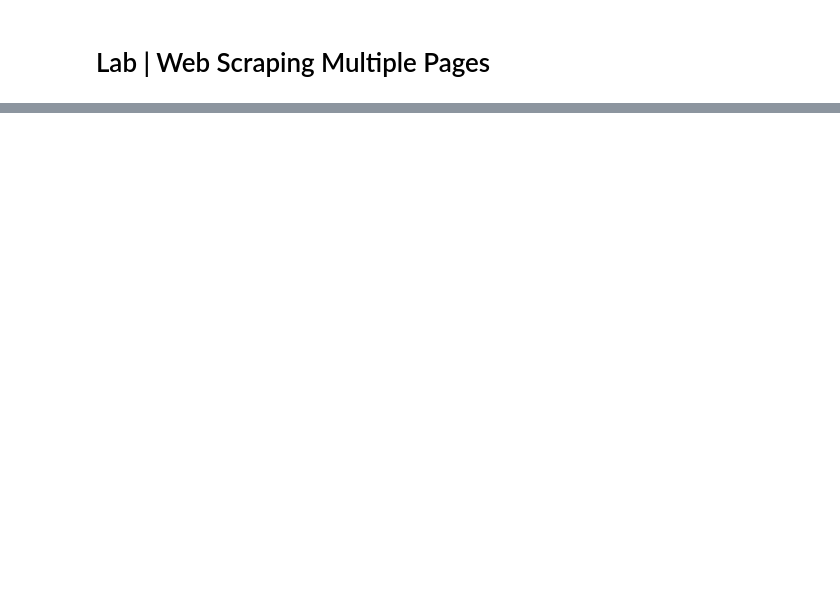
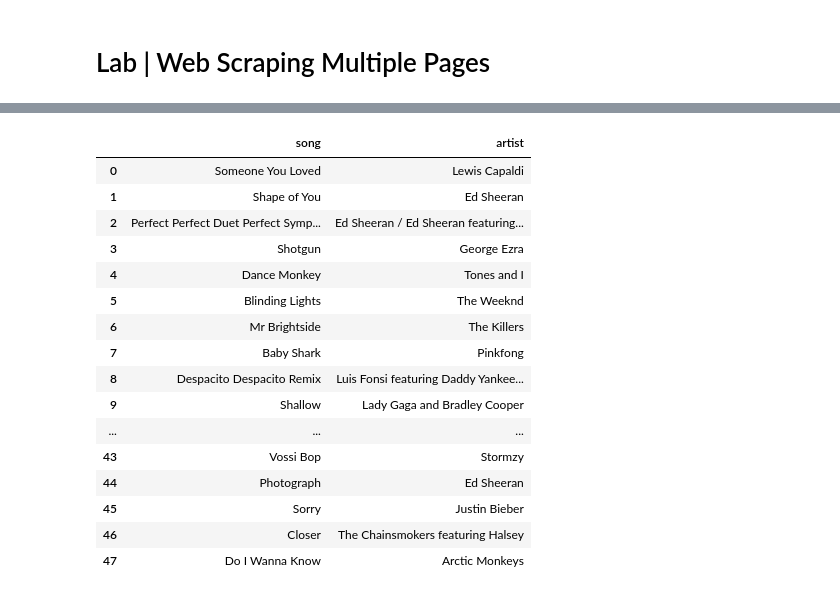
Before and after one commit to Jessica-DA23/lab-web-scraping-single-page, a Jupyter notebook: Lab 1.ipynb, the cells around one changed output, grey strips where cells are left out. Saved outputs shown, nothing was run; the diff lists cells and outputs as text; code cells hidden in the pictures; blank space fills up the shorter version.

```diff
--- a/Lab 1.ipynb
+++ b/Lab 1.ipynb
@@ -126,3 +127,43 @@ uk_songs
 | 45 | "Sorry" | Justin Bieber |
 | 46 | "Closer" | The Chainsmokers featuring Halsey |
 | 47 | "Do I Wanna Know?" | Arctic Monkeys |
+# %%
+songs = []
+uk_artists = []
+row_count = 0
+for row in table.find_all('tr')[1:]:
+    columns = row.find_all(['td','th'])
+    songs.append(columns[1].text.strip())
+    uk_artists.append(columns[2].text.strip())
+
+    row_count+=1
+    if row_count >= 48 :
+        break
+
+uk_songs = pd.DataFrame({'song':songs, 'artist':uk_artists})
+#remove th "" in the song column
+uk_songs['song'] = uk_songs['song'].str.replace('"', '')
+def remove_special_characters(text):
+    # Remove special characters using a regular expression
+    return re.sub(r'[^a-zA-Z0-9\s]', '', text)
+uk_songs['song'] = uk_songs['song'].apply(lambda x: remove_special_characters(x))
+
+uk_songs
+# %% [output]
+|  | song | artist |
+| 0 | Someone You Loved | Lewis Capaldi |
+| 1 | Shape of You | Ed Sheeran |
+| 2 | Perfect Perfect Duet Perfect Symp... | Ed Sheeran / Ed Sheeran featuring... |
+| 3 | Shotgun | George Ezra |
+| 4 | Dance Monkey | Tones and I |
+| 5 | Blinding Lights | The Weeknd |
+| 6 | Mr Brightside | The Killers |
+| 7 | Baby Shark | Pinkfong |
+| 8 | Despacito Despacito Remix | Luis Fonsi featuring Daddy Yankee... |
+| 9 | Shallow | Lady Gaga and Bradley Cooper |
+| ... | ... | ... |
+| 43 | Vossi Bop | Stormzy |
+| 44 | Photograph | Ed Sheeran |
+| 45 | Sorry | Justin Bieber |
+| 46 | Closer | The Chainsmokers featuring Halsey |
+| 47 | Do I Wanna Know | Arctic Monkeys |
```
Also changed, not shown: parts of 7 cells of this notebook, 4 other files.
